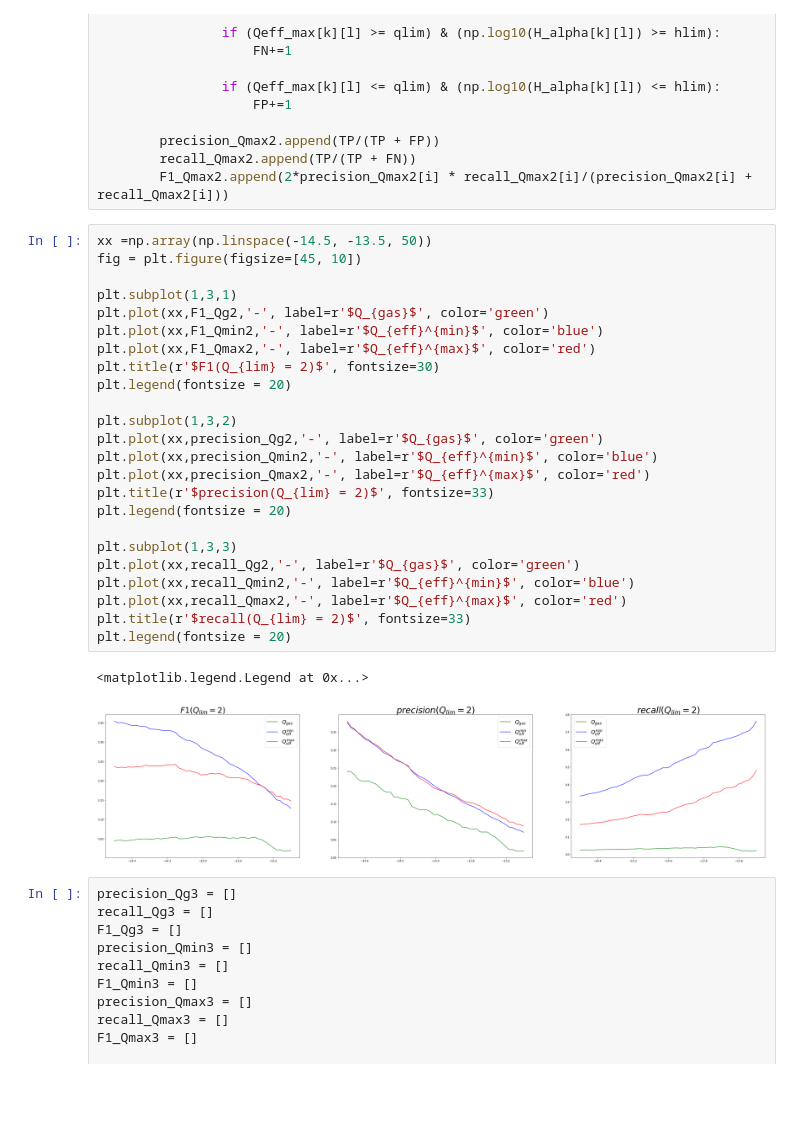
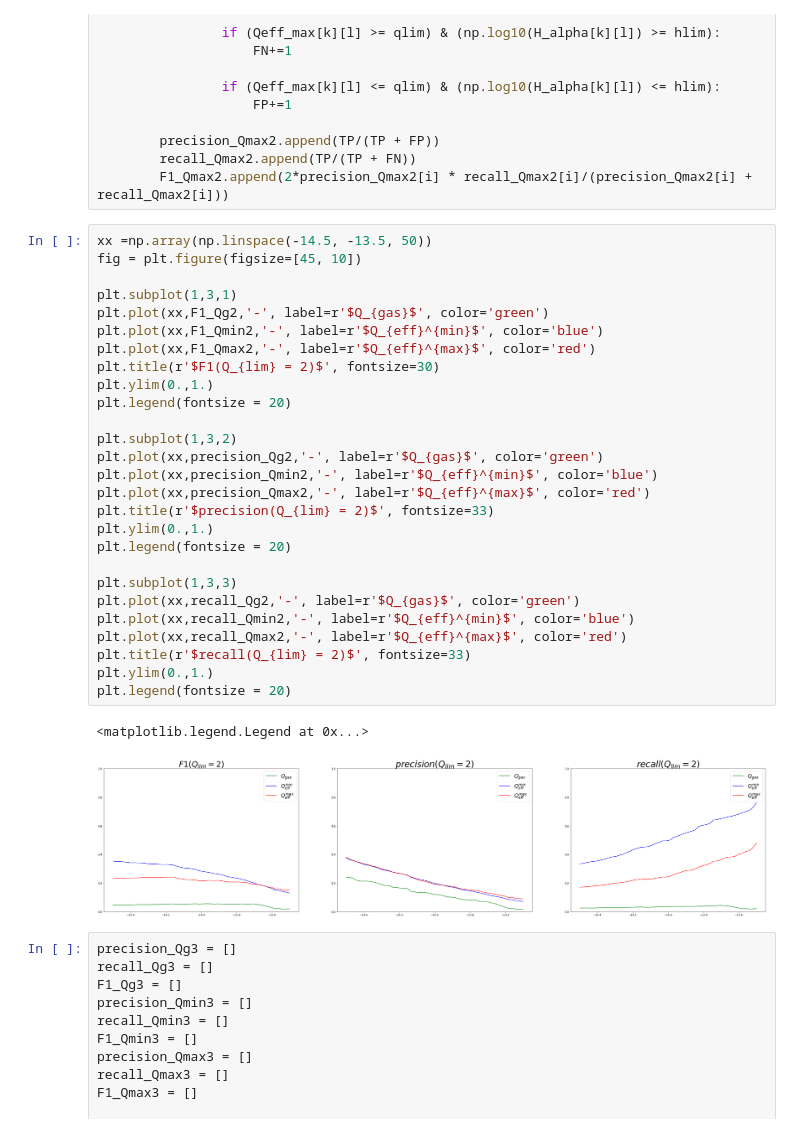
Before and after one commit to ValerieKostiuk/Course-work, a Jupyter notebook: NGC3627/Statistics.ipynb, the cells around one changed output. Drawn from its saved outputs; the diff is of its cells as text; blank space fills up the shorter version.

```diff
--- a/NGC3627/Statistics.ipynb
+++ b/NGC3627/Statistics.ipynb
@@ -512,30 +515,33 @@ for i, hlim in enumerate(np.linspace(-14.5, -13.5, 50)):
 # %%
 xx =np.array(np.linspace(-14.5, -13.5, 50))
 fig = plt.figure(figsize=[45, 10])
 
 plt.subplot(1,3,1)
 plt.plot(xx,F1_Qg2,'-', label=r'$Q_{gas}$', color='green')
 plt.plot(xx,F1_Qmin2,'-', label=r'$Q_{eff}^{min}$', color='blue')
 plt.plot(xx,F1_Qmax2,'-', label=r'$Q_{eff}^{max}$', color='red')
 plt.title(r'$F1(Q_{lim} = 2)$', fontsize=30)
+plt.ylim(0.,1.)
 plt.legend(fontsize = 20)
 
 plt.subplot(1,3,2)
 plt.plot(xx,precision_Qg2,'-', label=r'$Q_{gas}$', color='green')
 plt.plot(xx,precision_Qmin2,'-', label=r'$Q_{eff}^{min}$', color='blue')
 plt.plot(xx,precision_Qmax2,'-', label=r'$Q_{eff}^{max}$', color='red')
 plt.title(r'$precision(Q_{lim} = 2)$', fontsize=33)
+plt.ylim(0.,1.)
 plt.legend(fontsize = 20)
 
 plt.subplot(1,3,3)
 plt.plot(xx,recall_Qg2,'-', label=r'$Q_{gas}$', color='green')
 plt.plot(xx,recall_Qmin2,'-', label=r'$Q_{eff}^{min}$', color='blue')
 plt.plot(xx,recall_Qmax2,'-', label=r'$Q_{eff}^{max}$', color='red')
 plt.title(r'$recall(Q_{lim} = 2)$', fontsize=33)
+plt.ylim(0.,1.)
 plt.legend(fontsize = 20)
 # %% [output]
 <matplotlib.legend.Legend at 0x...>
-[figure, old version]
+[figure, new version]
 # %%
 precision_Qg3 = []
 recall_Qg3 = []
```
Also changed, not shown: parts of 31 cells of this notebook.
